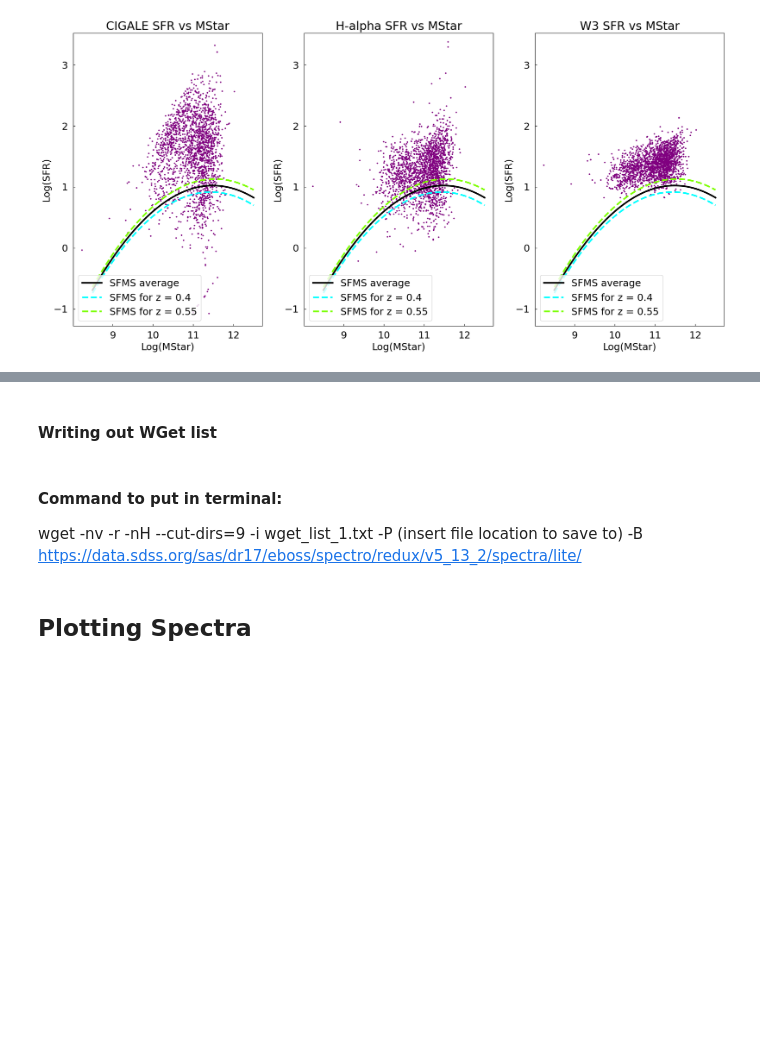
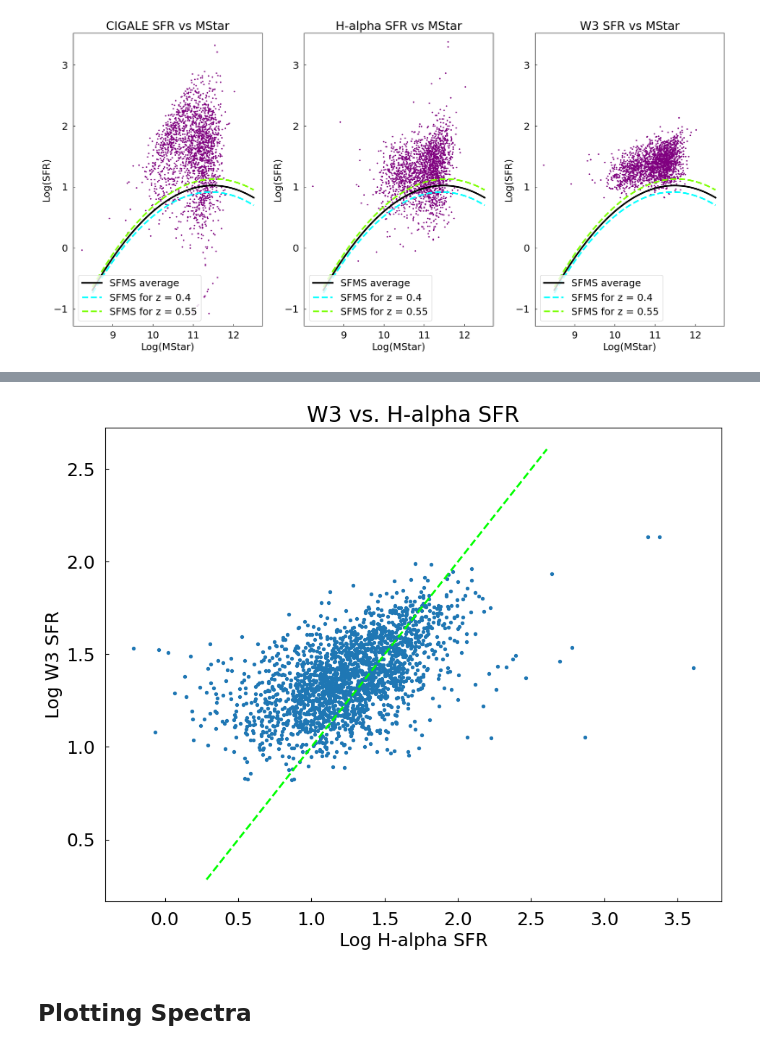
Before and after one commit to lmwittry/REU-2024-eBOSS-Galaxies, a Jupyter notebook: REU-2024-eBOSS-galaxies.ipynb, the cells around one changed output, grey strips where cells are left out. Cells and saved outputs as stored; diff of their text form; code cells hidden in the pictures; blank space fills up the shorter version.

Commit message:
Organizational edits; added W3 vs H-alpha plot

```diff
--- a/REU-2024-eBOSS-galaxies.ipynb
+++ b/REU-2024-eBOSS-galaxies.ipynb
@@ -658,2 +629,0 @@ plt.show()
-# %% [markdown]
-#### Writing out WGet list
@@ -675,6 +630,14 @@ f.close()
-# %% [markdown]
-#### Command to put in terminal:
-wget -nv -r -nH --cut-dirs=9 -i wget_list_1.txt -P (insert file location to save to) -B https://data.sdss.org/sas/dr17/eboss/spectro/redux/v5_13_2/spectra/lite/
+# %%
+onetoone = np.linspace(min(ha_sfr_wise) + 0.5, max(ha_sfr_wise) - 1, 100)
+# %%
+plt.scatter(ha_sfr_wise, w3_sfr, s=8)
+plt.plot(onetoone, onetoone, linestyle="--", color="lime", linewidth=2)
+plt.xlabel("Log H-alpha SFR")
+plt.ylabel("Log W3 SFR")
+plt.title("W3 vs. H-alpha SFR")
+plt.show()
+# %% [output]
+[figure, added]
 # %% [markdown]
 ## Plotting Spectra
 # %% [markdown]
```
Also changed, not shown: parts of 24 cells of this notebook.
